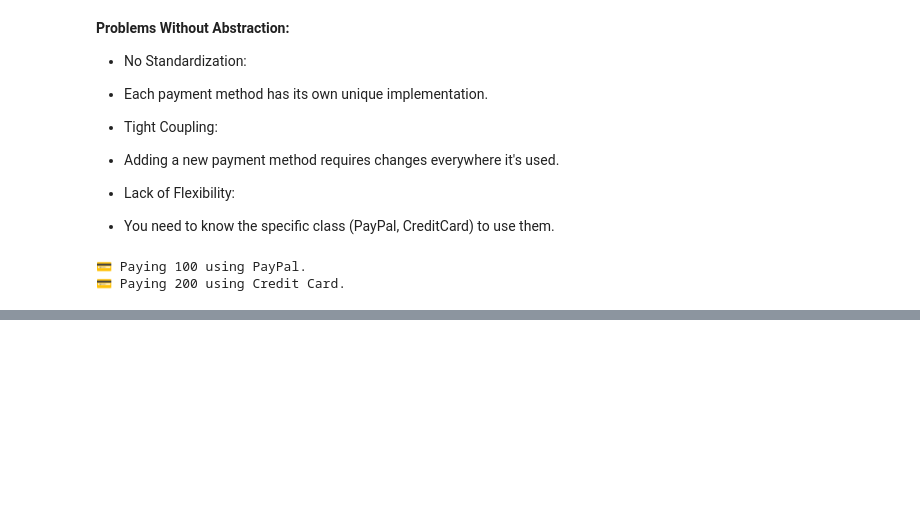
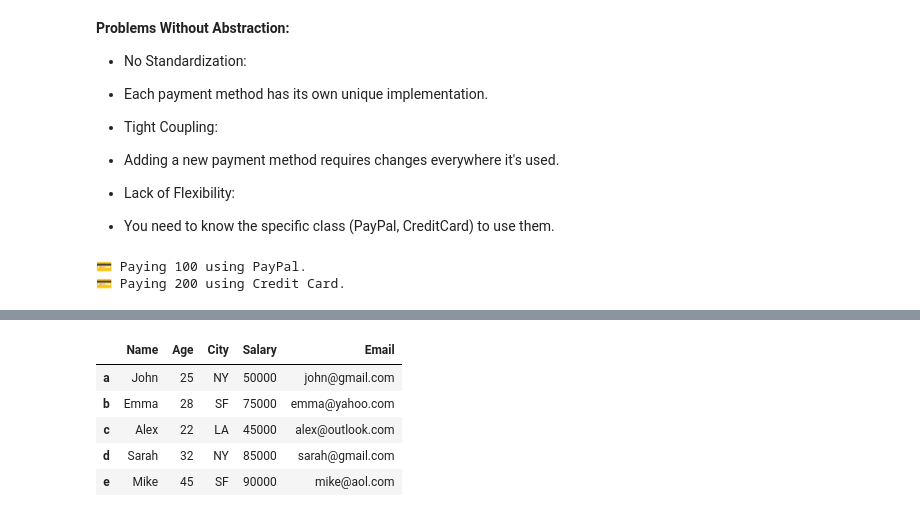
Before and after one commit to Sultan336/Agentic-ai, a Jupyter notebook: AI Python for Beginners/Level 2.ipynb, the cells around one changed output, grey strips where cells are left out. Drawn from its saved outputs; the diff is of its cells as text; code cells hidden in the pictures; blank space fills up the shorter version.

```diff
--- a/AI Python for Beginners/Level 2.ipynb
+++ b/AI Python for Beginners/Level 2.ipynb
@@ -448,0 +610,25 @@ process_payment(credit_card, 200) # Output: 💳 Paying 200 using Credit Card.
+# %%
+# Create a sample DataFrame
+df = pd.DataFrame({
+    'Name': ['John', 'Emma', 'Alex', 'Sarah', 'Mike'],
+    'Age': [25, 28, 22, 32, 45],
+    'City': ['NY', 'SF', 'LA', 'NY', 'SF'],
+    'Salary': [50000, 75000, 45000, 85000, 90000]
+}, index=['a', 'b', 'c', 'd', 'e'])  # Custom index
+# %%
+df["Email"] = [
+    "john@gmail.com",
+    "emma@yahoo.com",
+    "alex@outlook.com",
+    "sarah@gmail.com",
+    "mike@aol.com",
+]
+# %%
+df
+# %% [output]
+|  | Name | Age | City | Salary | Email |
+| a | John | 25 | NY | 50000 | john@gmail.com |
+| b | Emma | 28 | SF | 75000 | emma@yahoo.com |
+| c | Alex | 22 | LA | 45000 | alex@outlook.com |
+| d | Sarah | 32 | NY | 85000 | sarah@gmail.com |
+| e | Mike | 45 | SF | 90000 | mike@aol.com |
```
Also changed, not shown: parts of 22 cells of this notebook.
